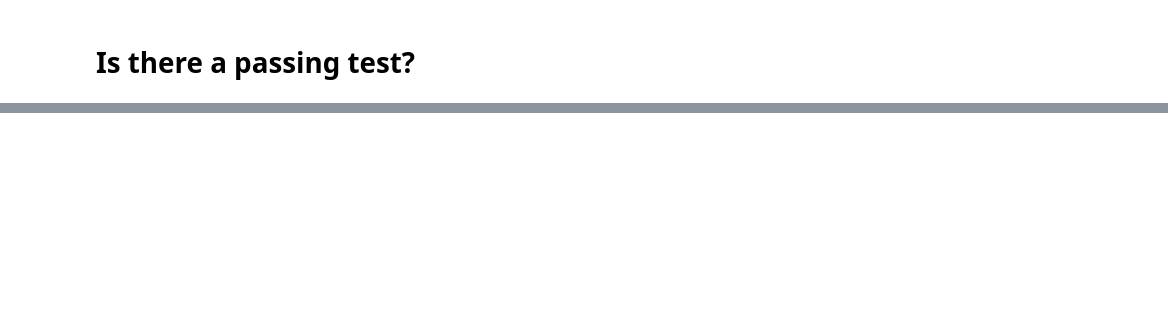
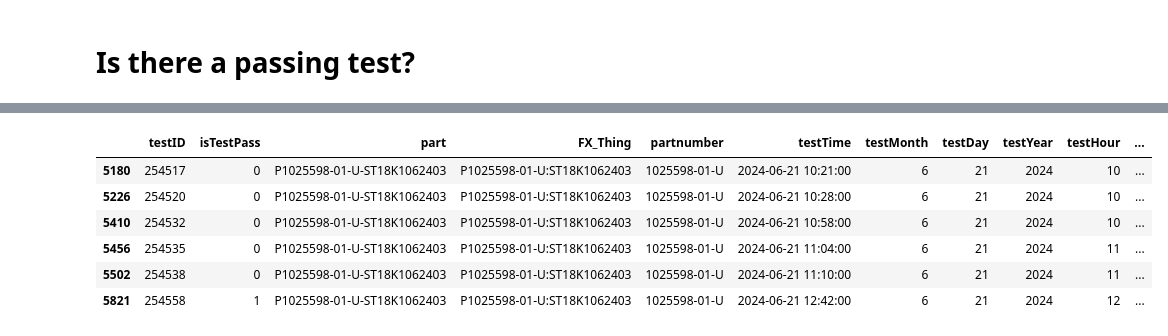
Before and after one commit to edmht/DynoYield_WeeklyRollup, a Jupyter notebook: Dyno_Weekly.ipynb, the cells around one changed output, grey strips where cells are left out. Cells and saved outputs as stored; diff of their text form; code cells hidden in the pictures; blank space fills up the shorter version.

```diff
--- a/Dyno_Weekly.ipynb
+++ b/Dyno_Weekly.ipynb
@@ -202,0 +196,11 @@ dtype: int64
+# %%
+#lookup
+df_failures_and_Passes[df_failures_and_Passes['part'] == 'P1025598-01-U-ST18K1062403']
+# %% [output]
+|  | testID | isTestPass | part | FX_Thing | partnumber | testTime | testMonth | testDay | testYear | testHour | ... |
+| 5180 | 254517 | 0 | P1025598-01-U-ST18K1062403 | P1025598-01-U:ST18K1062403 | 1025598-01-U | 2024-06-21 10:21:00 | 6 | 21 | 2024 | 10 | ... |
+| 5226 | 254520 | 0 | P1025598-01-U-ST18K1062403 | P1025598-01-U:ST18K1062403 | 1025598-01-U | 2024-06-21 10:28:00 | 6 | 21 | 2024 | 10 | ... |
+| 5410 | 254532 | 0 | P1025598-01-U-ST18K1062403 | P1025598-01-U:ST18K1062403 | 1025598-01-U | 2024-06-21 10:58:00 | 6 | 21 | 2024 | 10 | ... |
+| 5456 | 254535 | 0 | P1025598-01-U-ST18K1062403 | P1025598-01-U:ST18K1062403 | 1025598-01-U | 2024-06-21 11:04:00 | 6 | 21 | 2024 | 11 | ... |
+| 5502 | 254538 | 0 | P1025598-01-U-ST18K1062403 | P1025598-01-U:ST18K1062403 | 1025598-01-U | 2024-06-21 11:10:00 | 6 | 21 | 2024 | 11 | ... |
+| 5821 | 254558 | 1 | P1025598-01-U-ST18K1062403 | P1025598-01-U:ST18K1062403 | 1025598-01-U | 2024-06-21 12:42:00 | 6 | 21 | 2024 | 12 | ... |
```
Also changed, not shown: parts of 15 cells of this notebook, 5 other files.
